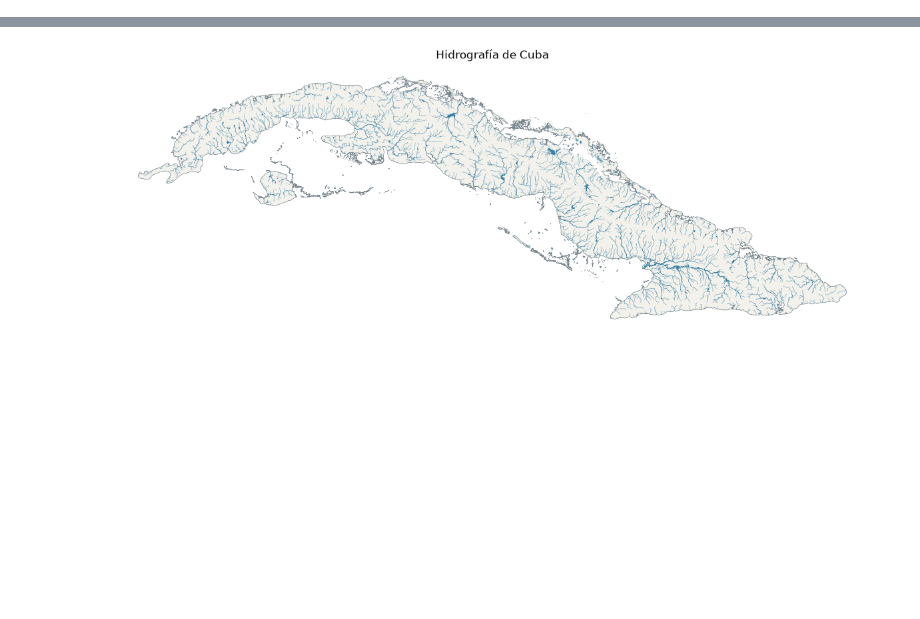
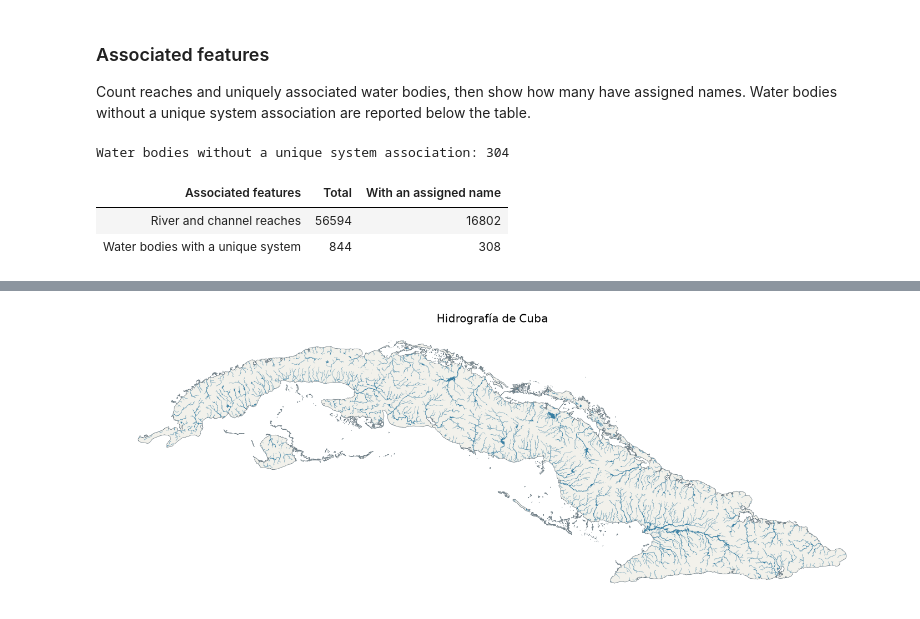
Before and after one commit to eLucidataLLC/cuba-geographic-data, a Jupyter notebook: examples/hydrography_map.ipynb, the cells around one changed output, grey strips where cells are left out. Saved outputs shown, nothing was run; the diff lists cells and outputs as text; code cells hidden in the pictures; blank space fills up the shorter version.

```diff
--- a/examples/hydrography_map.ipynb
+++ b/examples/hydrography_map.ipynb
@@ -27,0 +148,18 @@ Uncomment `fig.savefig(...)` to save the map.
+# %% [markdown]
+### Associated features
+
+Count reaches and uniquely associated water bodies, then show how many have assigned names. Water bodies without a unique system association are reported below the table.
+# %%
+# Count individual features rather than drainage systems.
+feature_counts = pd.DataFrame({
+    "Associated features": ["River and channel reaches", "Water bodies with a unique system"],
+    "Total": [len(rivers), int(associated_bodies["system"].notna().sum())],
+    "With an assigned name": [int(reach_names.sum()), int((associated_bodies["system"].notna() & associated_bodies["named"]).sum())],
+})
+display(HTML(feature_counts.to_html(index=False)))
+print(f"Water bodies without a unique system association: {associated_bodies['system'].isna().sum():,}")
+# %% [output]
+Water bodies without a unique system association: 304
+| Associated features | Total | With an assigned name |
+| River and channel reaches | 56594 | 16802 |
+| Water bodies with a unique system | 844 | 308 |
```
Also changed, not shown: parts of 16 cells of this notebook, 21 other files.
